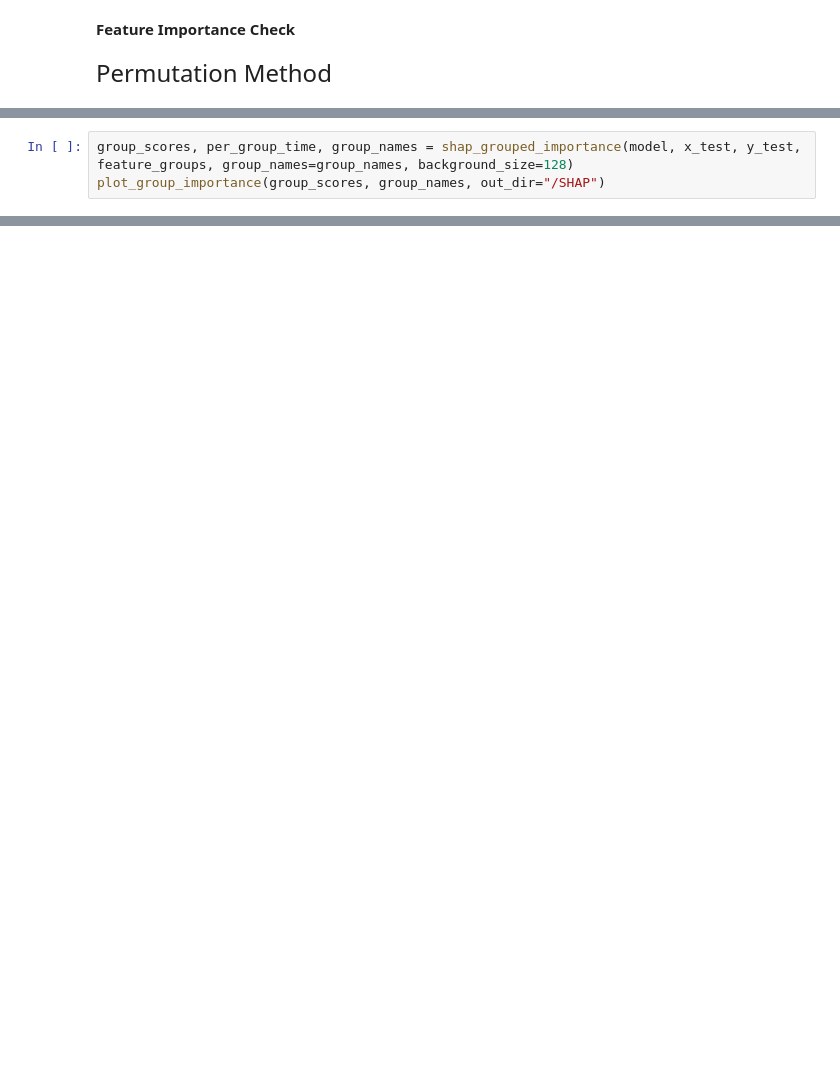
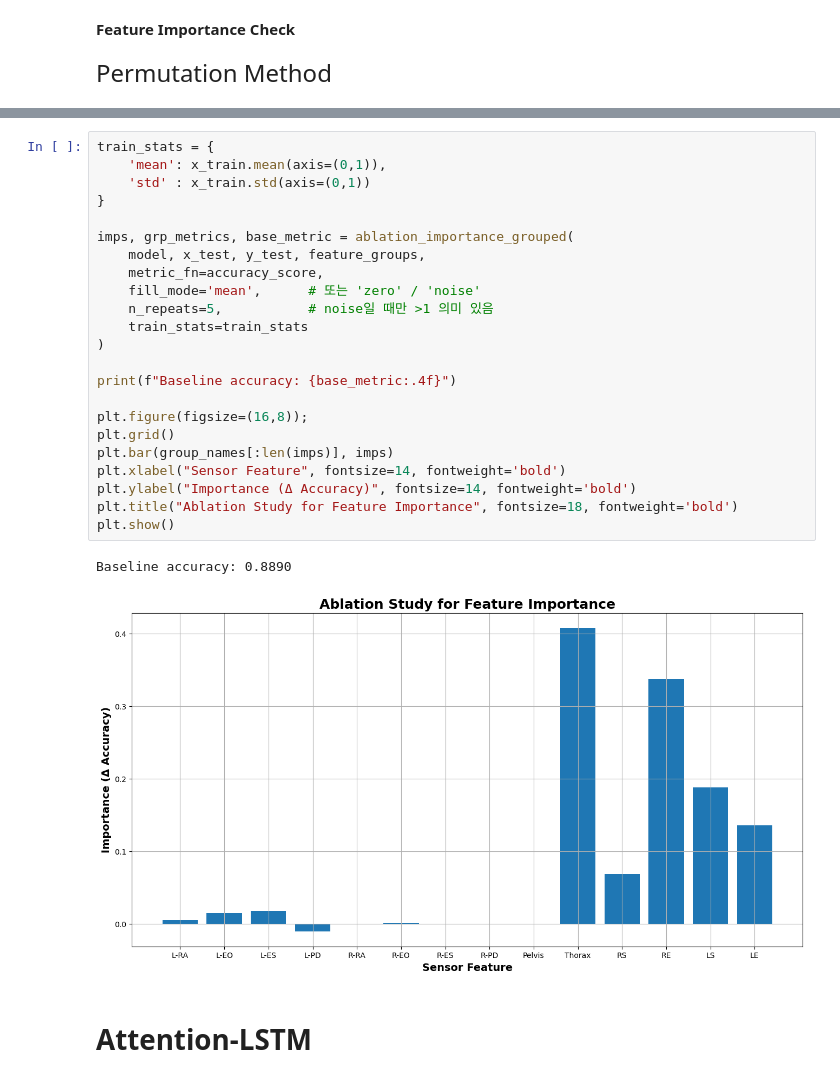
Before and after one commit to EXOLAB-Intention/Upperbody_NN, a Jupyter notebook: main.ipynb, the cells around one changed output, grey strips where cells are left out. Cells and saved outputs as stored; diff of their text form; blank space fills up the shorter version.

```diff
--- a/main.ipynb
+++ b/main.ipynb
@@ -584,3 +489,0 @@ ModuleNotFoundError: No module named 'shap'
-# %%
-group_scores, per_group_time, group_names = shap_grouped_importance(model, x_test, y_test, feature_groups, group_names=group_names, background_size=128)
-plot_group_importance(group_scores, group_names, out_dir="/SHAP")
@@ -586,0 +563,28 @@ plot_group_importance(group_scores, group_names, out_dir="/SHAP")
+# %%
+train_stats = {
+    'mean': x_train.mean(axis=(0,1)),
+    'std' : x_train.std(axis=(0,1))
+}
+
+imps, grp_metrics, base_metric = ablation_importance_grouped(
+    model, x_test, y_test, feature_groups,
+    metric_fn=accuracy_score,
+    fill_mode='mean',      # 또는 'zero' / 'noise'
+    n_repeats=5,           # noise일 때만 >1 의미 있음
+    train_stats=train_stats
+)
+
+print(f"Baseline accuracy: {base_metric:.4f}")
+
+plt.figure(figsize=(16,8));
+plt.grid()
+plt.bar(group_names[:len(imps)], imps)
+plt.xlabel("Sensor Feature", fontsize=14, fontweight='bold')
+plt.ylabel("Importance (Δ Accuracy)", fontsize=14, fontweight='bold')
+plt.title("Ablation Study for Feature Importance", fontsize=18, fontweight='bold')
+plt.show()
+# %% [output]
+Baseline accuracy: 0.8890
+[figure, added]
+# %% [markdown]
+# Attention-LSTM
```
Also changed, not shown: parts of 19 cells of this notebook, 1 other file.
